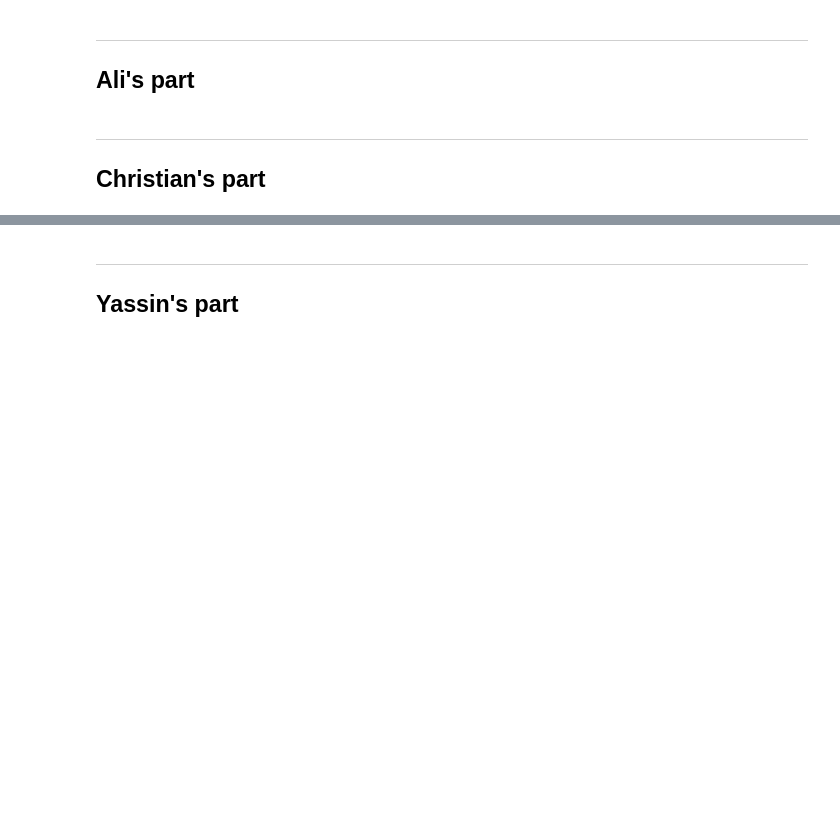
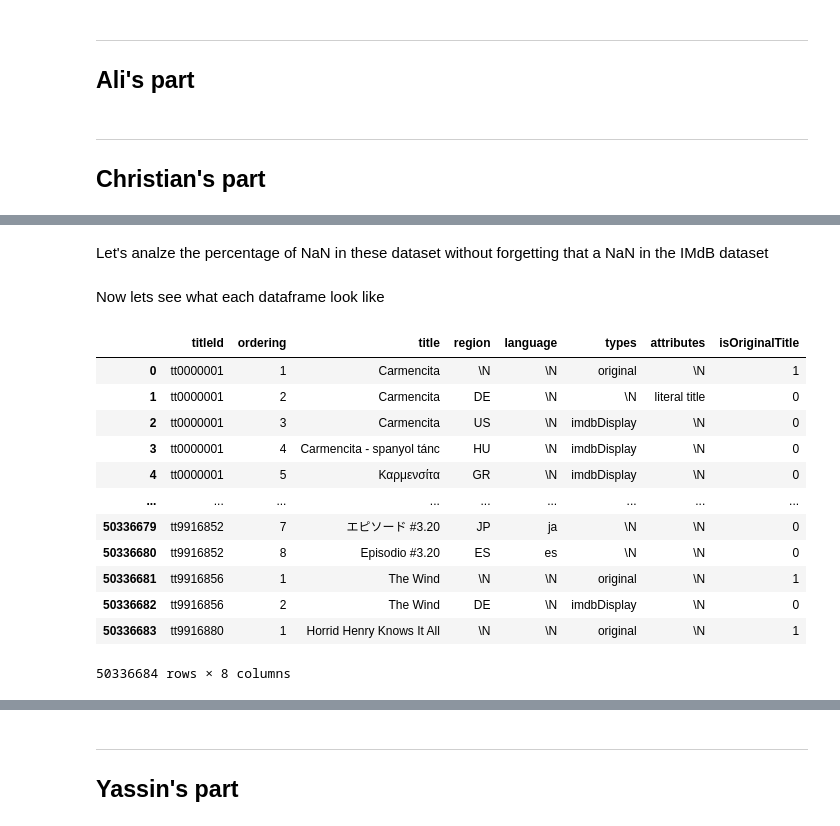
Before and after one commit to epfl-ada/ada-2024-project-arabsdatascientists2024, a Jupyter notebook: Exlploration_CMU.ipynb, the cells around one changed output, grey strips where cells are left out. Drawn from its saved outputs; the diff is of its cells as text; code cells hidden in the pictures; blank space fills up the shorter version.

```diff
--- a/Exlploration_CMU.ipynb
+++ b/Exlploration_CMU.ipynb
@@ -669,0 +249,2 @@ ValueError: Pandas data cast to numpy dtype of object. Check input data with np.
+# %% [markdown]
+Let's analze the percentage of NaN in these dataset without forgetting that a NaN in the IMdB dataset
@@ -669,0 +257,18 @@ ValueError: Pandas data cast to numpy dtype of object. Check input data with np.
+# %% [markdown]
+Now lets see what each dataframe look like
+# %%
+title_akas
+# %% [output]
+|  | titleId | ordering | title | region | language | types | attributes | isOriginalTitle |
+| 0 | tt0000001 | 1 | Carmencita | \N | \N | original | \N | 1 |
+| 1 | tt0000001 | 2 | Carmencita | DE | \N | \N | literal title | 0 |
+| 2 | tt0000001 | 3 | Carmencita | US | \N | imdbDisplay | \N | 0 |
+| 3 | tt0000001 | 4 | Carmencita - spanyol tánc | HU | \N | imdbDisplay | \N | 0 |
+| 4 | tt0000001 | 5 | Καρμενσίτα | GR | \N | imdbDisplay | \N | 0 |
+| ... | ... | ... | ... | ... | ... | ... | ... | ... |
+| 50336679 | tt9916852 | 7 | エピソード #3.20 | JP | ja | \N | \N | 0 |
+| 50336680 | tt9916852 | 8 | Episodio #3.20 | ES | es | \N | \N | 0 |
+| 50336681 | tt9916856 | 1 | The Wind | \N | \N | original | \N | 1 |
+| 50336682 | tt9916856 | 2 | The Wind | DE | \N | imdbDisplay | \N | 0 |
+| 50336683 | tt9916880 | 1 | Horrid Henry Knows It All | \N | \N | original | \N | 1 |
+50336684 rows × 8 columns
```
Also changed, not shown: parts of 46 cells of this notebook, 9 other files.
